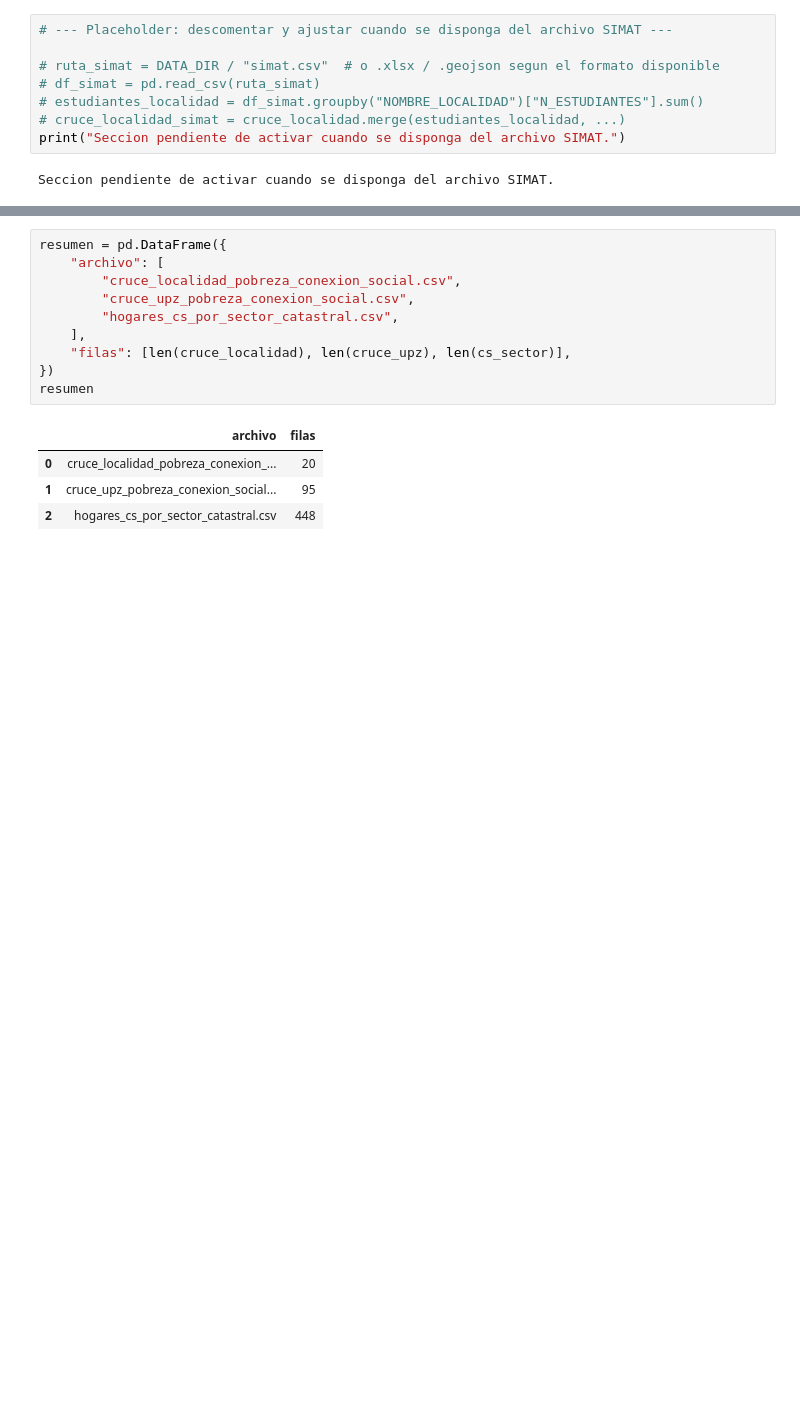
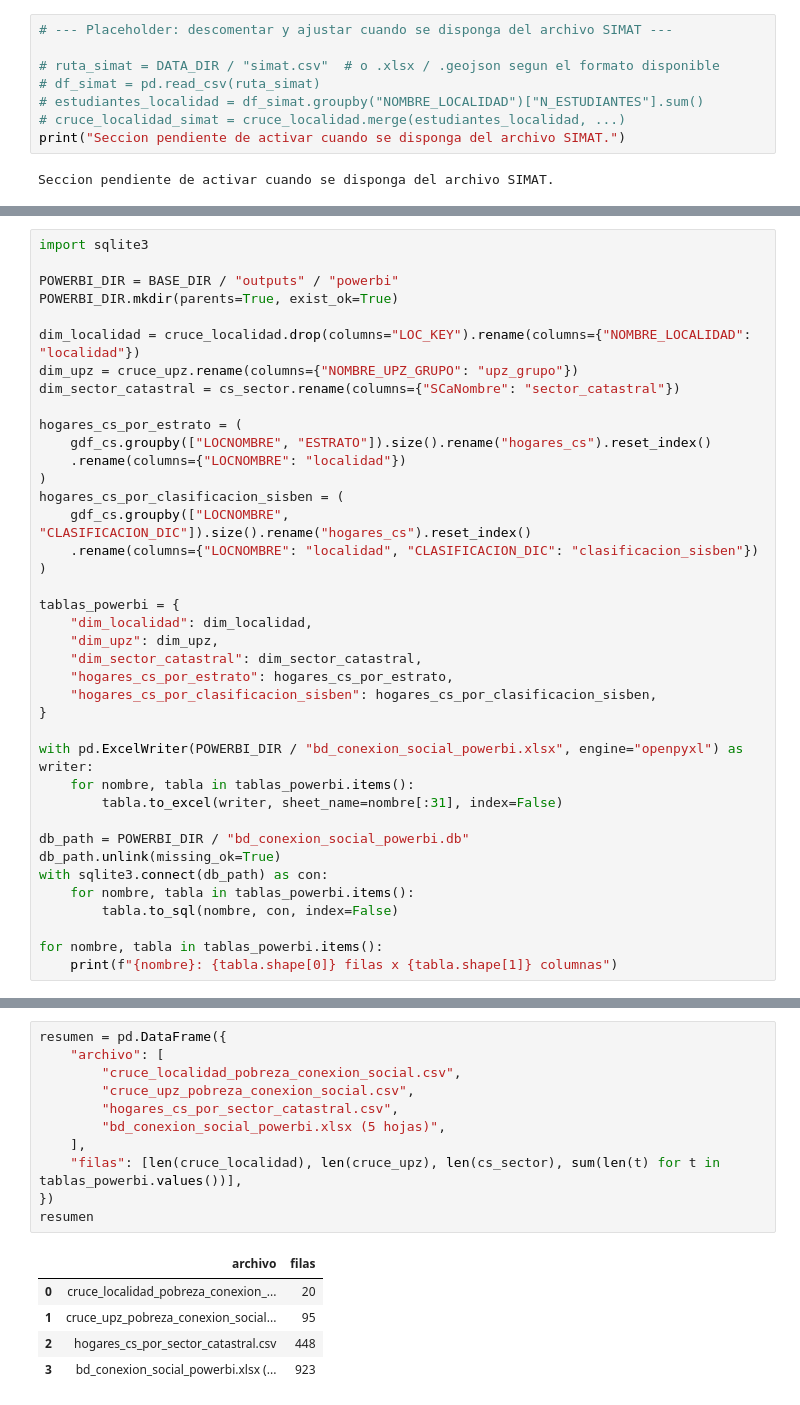
Before and after one commit to jestupinan5/DataJam---Conexi-n-Social-Integraci-n-Social, a Jupyter notebook: notebooks/01_analisis_espacial_conexion_social.ipynb, the cells around one changed output, grey strips where cells are left out. Cells and saved outputs as stored; diff of their text form; blank space fills up the shorter version.

```diff
--- a/notebooks/01_analisis_espacial_conexion_social.ipynb
+++ b/notebooks/01_analisis_espacial_conexion_social.ipynb
@@ -584,0 +636,39 @@ Seccion pendiente de activar cuando se disponga del archivo SIMAT.
+# %%
+import sqlite3
+
+POWERBI_DIR = BASE_DIR / "outputs" / "powerbi"
+POWERBI_DIR.mkdir(parents=True, exist_ok=True)
+
+dim_localidad = cruce_localidad.drop(columns="LOC_KEY").rename(columns={"NOMBRE_LOCALIDAD": "localidad"})
+dim_upz = cruce_upz.rename(columns={"NOMBRE_UPZ_GRUPO": "upz_grupo"})
+dim_sector_catastral = cs_sector.rename(columns={"SCaNombre": "sector_catastral"})
+
+hogares_cs_por_estrato = (
+    gdf_cs.groupby(["LOCNOMBRE", "ESTRATO"]).size().rename("hogares_cs").reset_index()
+    .rename(columns={"LOCNOMBRE": "localidad"})
+)
+hogares_cs_por_clasificacion_sisben = (
+    gdf_cs.groupby(["LOCNOMBRE", "CLASIFICACION_DIC"]).size().rename("hogares_cs").reset_index()
+    .rename(columns={"LOCNOMBRE": "localidad", "CLASIFICACION_DIC": "clasificacion_sisben"})
+)
+
+tablas_powerbi = {
+    "dim_localidad": dim_localidad,
+    "dim_upz": dim_upz,
+    "dim_sector_catastral": dim_sector_catastral,
+    "hogares_cs_por_estrato": hogares_cs_por_estrato,
+    "hogares_cs_por_clasificacion_sisben": hogares_cs_por_clasificacion_sisben,
+}
+
+with pd.ExcelWriter(POWERBI_DIR / "bd_conexion_social_powerbi.xlsx", engine="openpyxl") as writer:
+    for nombre, tabla in tablas_powerbi.items():
+        tabla.to_excel(writer, sheet_name=nombre[:31], index=False)
+
+db_path = POWERBI_DIR / "bd_conexion_social_powerbi.db"
+db_path.unlink(missing_ok=True)
+with sqlite3.connect(db_path) as con:
+    for nombre, tabla in tablas_powerbi.items():
+        tabla.to_sql(nombre, con, index=False)
+
+for nombre, tabla in tablas_powerbi.items():
+    print(f"{nombre}: {tabla.shape[0]} filas x {tabla.shape[1]} columnas")
@@ -601,15 +722,17 @@ los microdatos originales (`Perfiles_CS.xlsx`, `em2021.csv`,
 # %%
 resumen = pd.DataFrame({
     "archivo": [
         "cruce_localidad_pobreza_conexion_social.csv",
         "cruce_upz_pobreza_conexion_social.csv",
         "hogares_cs_por_sector_catastral.csv",
+        "bd_conexion_social_powerbi.xlsx (5 hojas)",
     ],
-    "filas": [len(cruce_localidad), len(cruce_upz), len(cs_sector)],
+    "filas": [len(cruce_localidad), len(cruce_upz), len(cs_sector), sum(len(t) for t in tablas_powerbi.values())],
 })
 resumen
 # %% [output]
 |  | archivo | filas |
 | 0 | cruce_localidad_pobreza_conexion_... | 20 |
 | 1 | cruce_upz_pobreza_conexion_social... | 95 |
 | 2 | hogares_cs_por_sector_catastral.csv | 448 |
+| 3 | bd_conexion_social_powerbi.xlsx (... | 923 |
```
Also changed, not shown: parts of 6 cells of this notebook, 5 other files.
